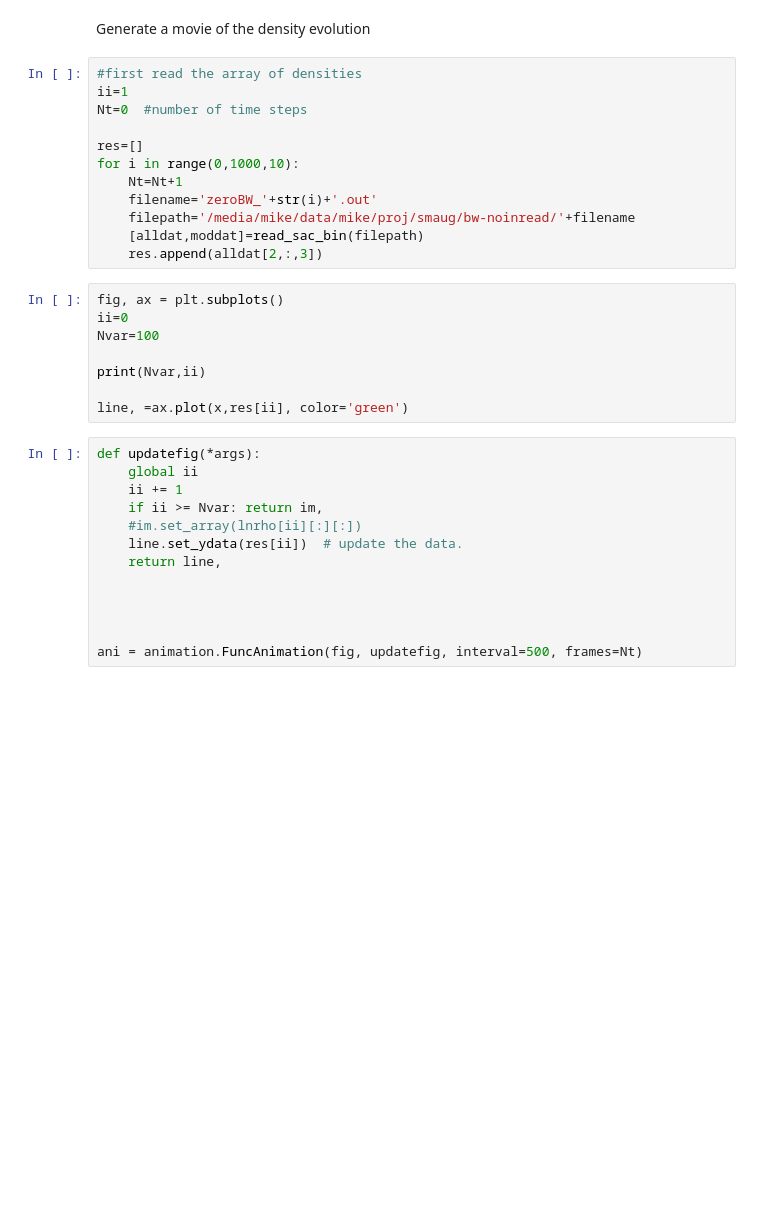
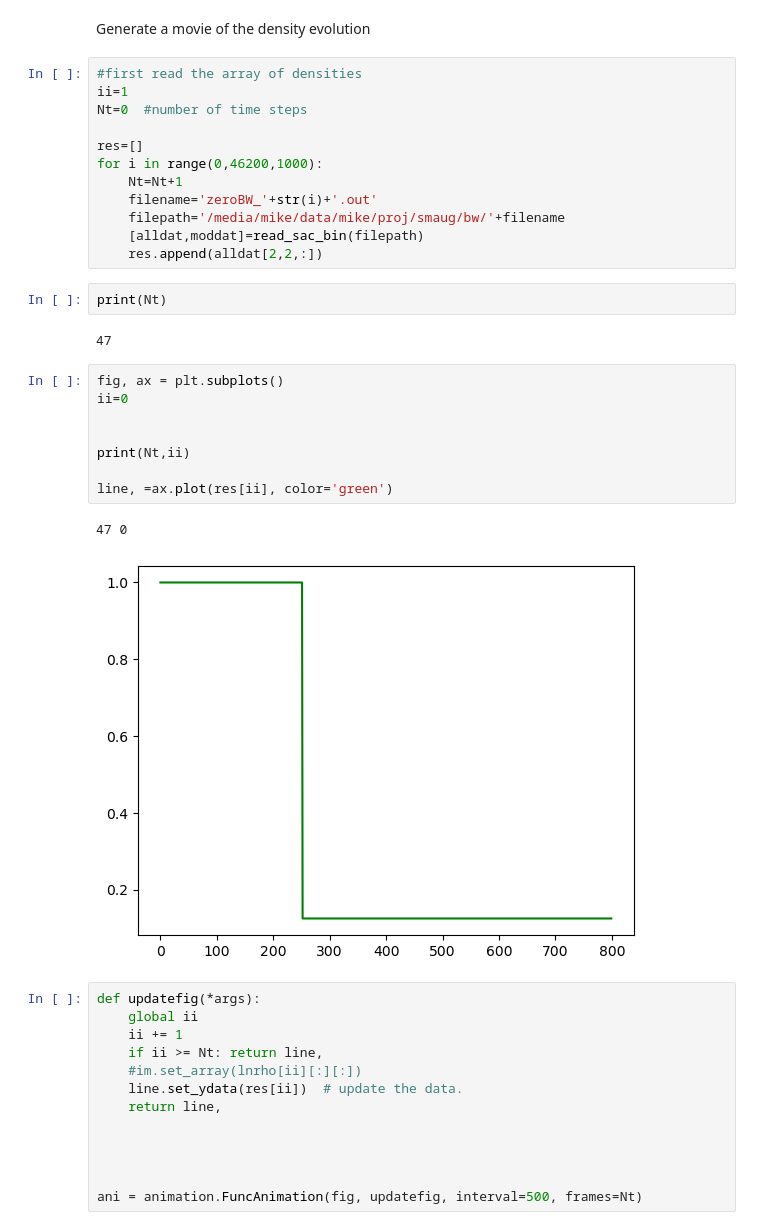
Before and after one commit to mikeg64/smaug, a Jupyter notebook: smaug/python/notebooks/smaug2d_surf_bw_example.ipynb, the cells around one changed output. Saved outputs shown, nothing was run; the diff lists cells and outputs as text; blank space fills up the shorter version.

```diff
--- a/smaug/python/notebooks/smaug2d_surf_bw_example.ipynb
+++ b/smaug/python/notebooks/smaug2d_surf_bw_example.ipynb
@@ -194,25 +234,32 @@ ii=1
 Nt=0  #number of time steps
 
 res=[]
-for i in range(0,1000,10):
+for i in range(0,46200,1000):
     Nt=Nt+1
     filename='zeroBW_'+str(i)+'.out'
-    filepath='/media/mike/data/mike/proj/smaug/bw-noinread/'+filename
+    filepath='/media/mike/data/mike/proj/smaug/bw/'+filename
     [alldat,moddat]=read_sac_bin(filepath)
-    res.append(alldat[2,:,3])
+    res.append(alldat[2,2,:])
+# %%
+print(Nt)
+# %% [output]
+47
 # %%
 fig, ax = plt.subplots()
 ii=0
-Nvar=100
 
-print(Nvar,ii)
 
-line, =ax.plot(x,res[ii], color='green')
+print(Nt,ii)
+
+line, =ax.plot(res[ii], color='green')
+# %% [output]
+47 0
+[figure, added]
 # %%
 def updatefig(*args):
     global ii
     ii += 1
-    if ii >= Nvar: return im,
+    if ii >= Nt: return line,
     #im.set_array(lnrho[ii][:][:])
     line.set_ydata(res[ii])  # update the data.
     return line,
```
Also changed, not shown: parts of 7 cells of this notebook, 14 other files.
